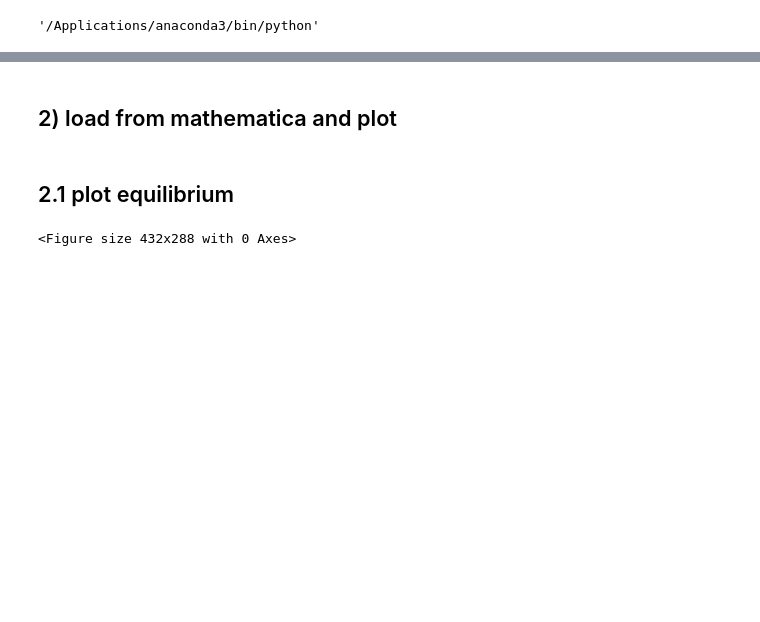
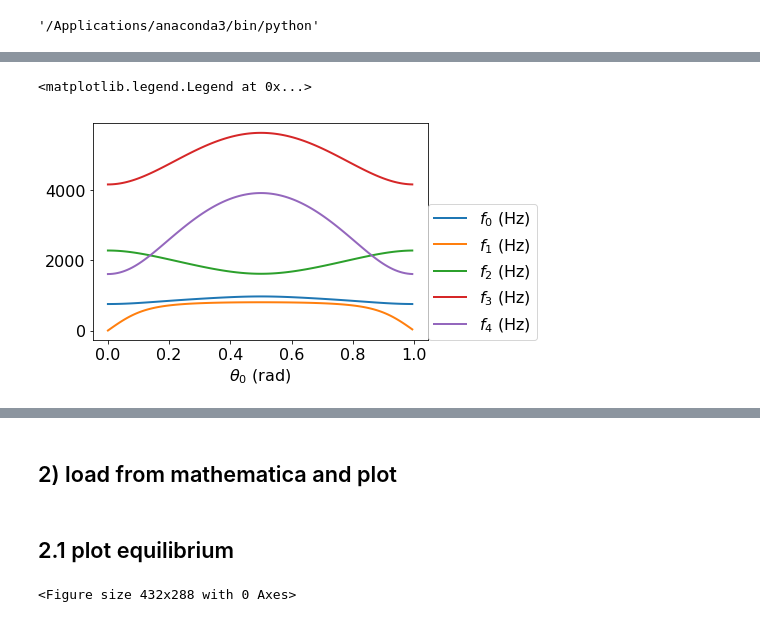
Before and after one commit to LISE-B26/frozen_dipole_model, a Jupyter notebook: notebooks/type_II_SC_find_frequencies.ipynb, the cells around one changed output, grey strips where cells are left out. Drawn from its saved outputs; the diff is of its cells as text; code cells hidden in the pictures; blank space fills up the shorter version.

```diff
--- a/notebooks/type_II_SC_find_frequencies.ipynb
+++ b/notebooks/type_II_SC_find_frequencies.ipynb
@@ -144,0 +243,25 @@ plt.show()
+# %%
+# df2 = df.iloc[1950-400:13230]#[['$f_1$ (Hz)', '$f_4$ (Hz)']]
+df2 = df
+# df2 =df
+
+sub_df = df2[df2['$h_0$ (um)'] == 60.0]
+
+# sub_df = sub_df[sub_df['$\\theta_0$ (rad)'] <= t_max]
+
+# sub_df = sub_df[sub_df['$\\theta_0$ (rad)'] <= t_max]
+
+
+
+
+# vals = sub_df.loc[sub_df['$\\theta_0$ (rad)'] > t_max, ['$f_4$ (Hz)', '$f_1$ (Hz)']]
+# sub_df.loc[sub_df['$\\theta_0$ (rad)'] > t_max, ['$f_1$ (Hz)', '$f_4$ (Hz)']] = vals.values
+# vals = sub_df.loc[sub_df['$\\theta_0$ (rad)'] <= t_min, ['$f_4$ (Hz)', '$f_1$ (Hz)']]
+# sub_df.loc[sub_df['$\\theta_0$ (rad)'] <= t_min, ['$f_1$ (Hz)', '$f_4$ (Hz)']] = vals.values
+
+sub_df.plot(x='$\\theta_0$ (rad)', y=['$f_{:d}$ (Hz)'.format(i) for i in range(5)], legend=False)
+plt.legend(loc = (1,0))
+# plt.plot(sub_df['theta_0 (rad)'], sub_df['$f_0$ (Hz)])
+# %% [output]
+<matplotlib.legend.Legend at 0x...>
+[figure, added]
```
Also changed, not shown: parts of 25 cells of this notebook, 1 other file.
